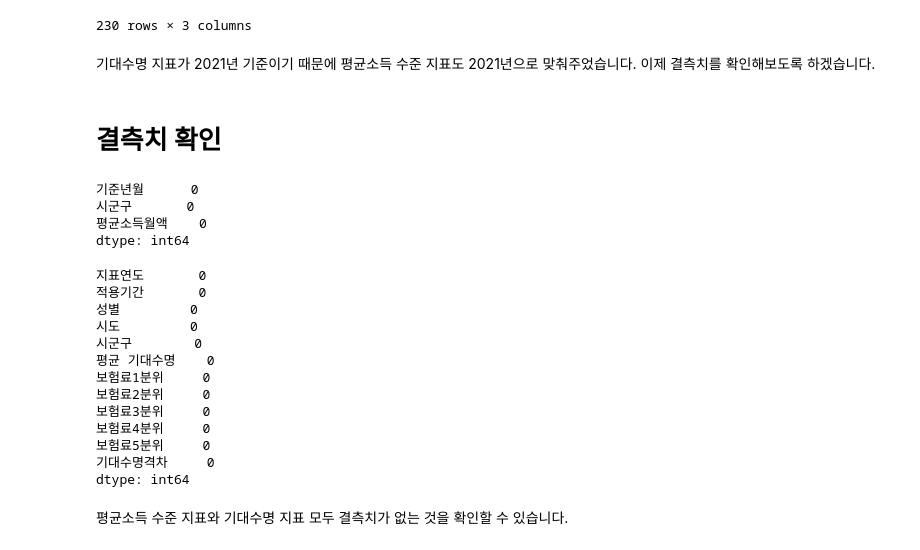
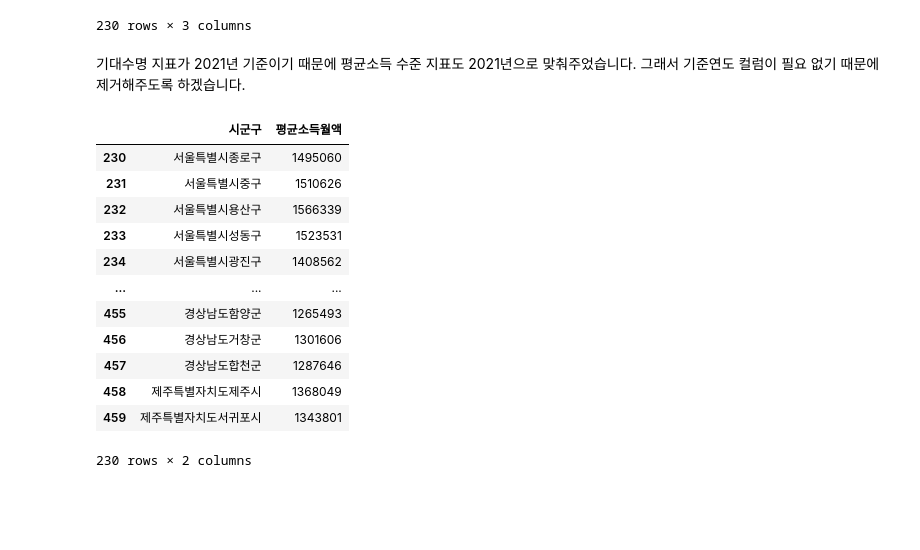
Before and after one commit to SID12g/life-expectancy-by-income, a Jupyter notebook: main.ipynb, the cells around one changed output. Cells and saved outputs as stored; diff of their text form; code cells hidden in the pictures; blank space fills up the shorter version.

```diff
--- a/main.ipynb
+++ b/main.ipynb
@@ -80,31 +107,21 @@ average_income
 | 459 | 2021-12 | 제주특별자치도서귀포시 | 1343801 |
 230 rows × 3 columns
 # %% [markdown]
-기대수명 지표가 2021년 기준이기 때문에 평균소득 수준 지표도 2021년으로 맞춰주었습니다. 이제 결측치를 확인해보도록 하겠습니다.
+기대수명 지표가 2021년 기준이기 때문에 평균소득 수준 지표도 2021년으로 맞춰주었습니다. 그래서 기준연도 컬럼이 필요 없기 때문에 제거해주도록 하겠습니다.
-# %% [markdown]
-# 결측치 확인
-# %%
-print(average_income.isnull().sum())
-# %% [output]
-기준년월      0
-시군구       0
-평균소득월액    0
-dtype: int64
-# %%
-print(life_expectancy.isnull().sum())
-# %% [output]
-지표연도       0
-적용기간       0
-성별         0
-시도         0
-시군구        0
-평균 기대수명    0
-보험료1분위     0
-보험료2분위     0
-보험료3분위     0
-보험료4분위     0
-보험료5분위     0
-기대수명격차     0
-dtype: int64
-# %% [markdown]
-평균소득 수준 지표와 기대수명 지표 모두 결측치가 없는 것을 확인할 수 있습니다.
+# %%
+average_income = average_income.drop('기준년월', axis=1)
+average_income
+# %% [output]
+|  | 시군구 | 평균소득월액 |
+| 230 | 서울특별시종로구 | 1495060 |
+| 231 | 서울특별시중구 | 1510626 |
+| 232 | 서울특별시용산구 | 1566339 |
+| 233 | 서울특별시성동구 | 1523531 |
+| 234 | 서울특별시광진구 | 1408562 |
+| ... | ... | ... |
+| 455 | 경상남도함양군 | 1265493 |
+| 456 | 경상남도거창군 | 1301606 |
+| 457 | 경상남도합천군 | 1287646 |
+| 458 | 제주특별자치도제주시 | 1368049 |
+| 459 | 제주특별자치도서귀포시 | 1343801 |
+230 rows × 2 columns
```
Also changed, not shown: parts of 23 cells of this notebook.
